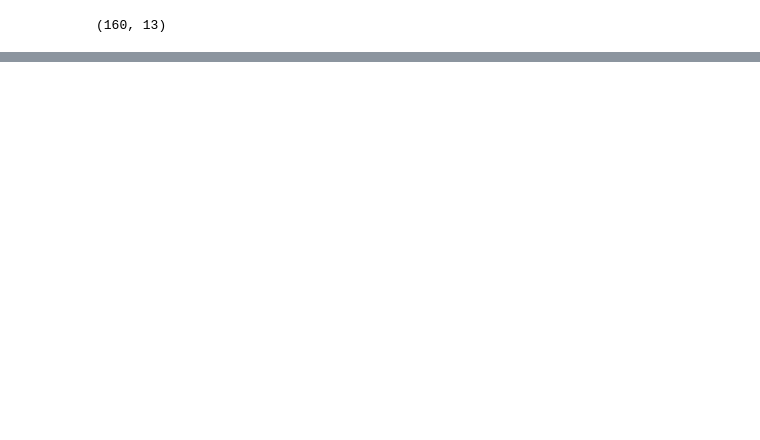
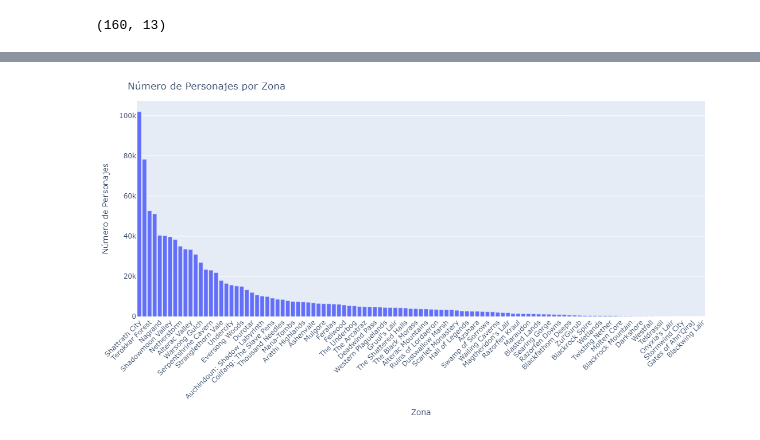
Before and after one commit to Andresilvampuero/machinwow, a Jupyter notebook: wow/notebooks/Exploracion.ipynb, the cells around one changed output, grey strips where cells are left out. Cells and saved outputs as stored; diff of their text form; code cells hidden in the pictures; blank space fills up the shorter version.

```diff
--- a/wow/notebooks/Exploracion.ipynb
+++ b/wow/notebooks/Exploracion.ipynb
@@ -131,0 +247,29 @@ filas , columnas
+# %%
+import plotly.express as px
+
+# Contar el número de personajes en cada zona
+zone_counts = wowah_data['zone'].value_counts().reset_index()
+zone_counts.columns = ['zone', 'count']
+
+# Crear gráfico de barras con Plotly
+fig = px.bar(
+    zone_counts,
+    x='zone',
+    y='count',
+    title='Número de Personajes por Zona',
+    labels={'zone': 'Zona', 'count': 'Número de Personajes'},
+    height=600,
+    width=1000
+)
+
+# Actualizar diseño para mejorar la visualización
+fig.update_layout(
+    xaxis_title='Zona',
+    yaxis_title='Número de Personajes',
+    xaxis=dict(tickangle=-45),  # Girar las etiquetas del eje x para mejor lectura
+    margin=dict(l=40, r=40, t=40, b=100)  # Ajustar los márgenes para una mejor presentación
+)
+
+fig.show()
+# %% [output]
+[figure, added]
```
Also changed, not shown: parts of 7 cells of this notebook, 1 other file.
